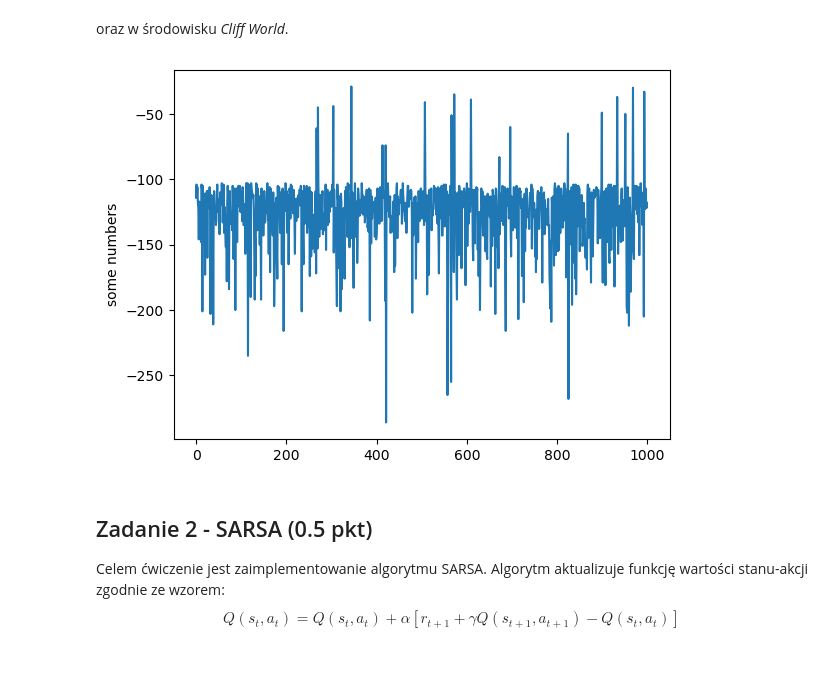
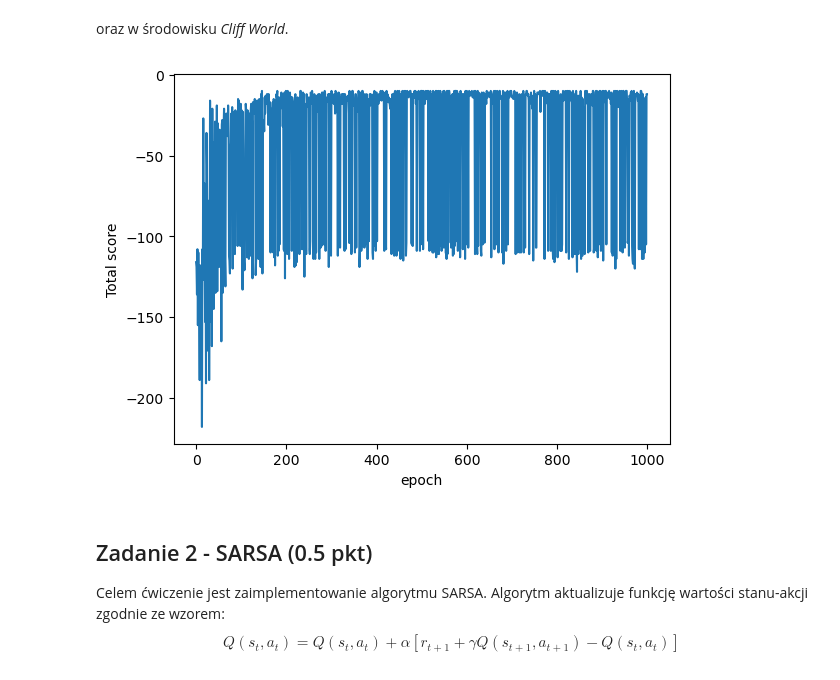
Before and after one commit to DonChaka/SIiUM2-UZW, a Jupyter notebook: Lab. 2.ipynb.ipynb, the cells around one changed output. Saved outputs shown, nothing was run; the diff lists cells and outputs as text; code cells hidden in the pictures.

```diff
--- a/Lab. 2.ipynb.ipynb
+++ b/Lab. 2.ipynb.ipynb
@@ -77,7 +77,7 @@ class QLearningAgent:
 
         return max([self.get_qvalue(state, action) for action in possible_actions])
 
-    def update(self, state, action, reward, next_state):
+    def update(self, state, action, reward, _state):
         """
         You should do your Q-Value update here:
            Q(s,a) := (1 - alpha) * Q(s,a) + alpha * (r + gamma * V(s'))
@@ -86,14 +86,9 @@ class QLearningAgent:
         gamma = self.discount
         lr = self.alpha
 
-        if reward:
-            print("jestem")
-
-        Q = (1 - lr) * self.get_qvalue(state, action) + lr * (reward + gamma * self.get_value(next_state))
+        Q = (1 - lr) * self.get_qvalue(state, action) + lr * (reward + gamma * self.get_value(_state))
 
         self.set_qvalue(state, action, Q)
-        self.epsilon = max(self.epsilon * 0.9, 0.2)
-
 
     def get_best_action(self, state):
         """
@@ -101,19 +96,15 @@ class QLearningAgent:
         """
         possible_actions = self.get_legal_actions(state)
 
-        # If there are no legal actions, return None
         if len(possible_actions) == 0:
             return None
 
-        max_value = float('-inf')
-        best_action = possible_actions[0]
+        scores = [self.get_qvalue(state, action) for action in possible_actions]
+        bestScore = max(scores)
+        bestIndices = [index for index in range(len(scores)) if scores[index] == bestScore]
+        chosenIndex = random.choice(bestIndices)  # Pick randomly among the best
 
-        for action in possible_actions:
-            if self.get_qvalue(state, action) > max_value:
-                max_value = self.get_qvalue(state, action)
-                best_action = action
-
-        return best_action
+        return possible_actions[chosenIndex]
 
     def get_action(self, state):
         """
@@ -167,11 +158,12 @@ def play_and_train(env, agent):
     while not done:
         action = agent.get_action(state)
 
-        next_state, reward, done, _ = env.step(action)
+        _state, reward, done, _ = env.step(action)
+        reward -= 1
 
-        agent.update(state, action, reward, next_state)
+        agent.update(state, action, reward, _state)
 
-        state = next_state
+        state = _state
         total_reward += reward
         if done:
             break
@@ -180,10 +172,9 @@ def play_and_train(env, agent):
 # %% [markdown]
 Czas przetestować naszego agenta w środowisku *Frozen Lake*
 # %%
-environment = frozenLake("8x8")
-agent = QLearningAgent(alpha=0.5, epsilon=1, discount=0.99,
+environment = frozenLake("4x4")
+agent = QLearningAgent(alpha=0.5, epsilon=0.2, discount=0.99,
                        get_legal_actions=environment.get_possible_actions)
-
 
 for i in tqdm(range(10000)):
     play_and_train(environment, agent)
@@ -191,23 +182,24 @@ for i in tqdm(range(10000)):
 agent.turn_off_learning()
 
 for i in tqdm(range(10)):
-    print(play_and_train(environment, agent))
+    play_and_train(environment, agent)
 # %% [markdown]
 oraz w środowisku *Cliff World*.
 # %%
 environment = CliffWorld()
-agent = QLearningAgent(alpha=0.1, epsilon=0.1, discount=0.99,
+agent = QLearningAgent(alpha=0.1, epsilon=0.2, discount=0.99,
                        get_legal_actions=environment.get_possible_actions)
 
 rewards = []
 for i in tqdm(range(1000)):
     rewards.append(play_and_train(environment, agent))
 
 plt.plot(rewards)
-plt.ylabel('some numbers')
+plt.ylabel('Total score')
+plt.xlabel('epoch')
 plt.show()
 # %% [output]
-[figure, old version]
+[figure, new version]
 # %% [markdown]
 ## Zadanie 2 - SARSA (0.5 pkt)
 
```
Also changed, not shown: parts of 3 cells of this notebook, 6 other files.
